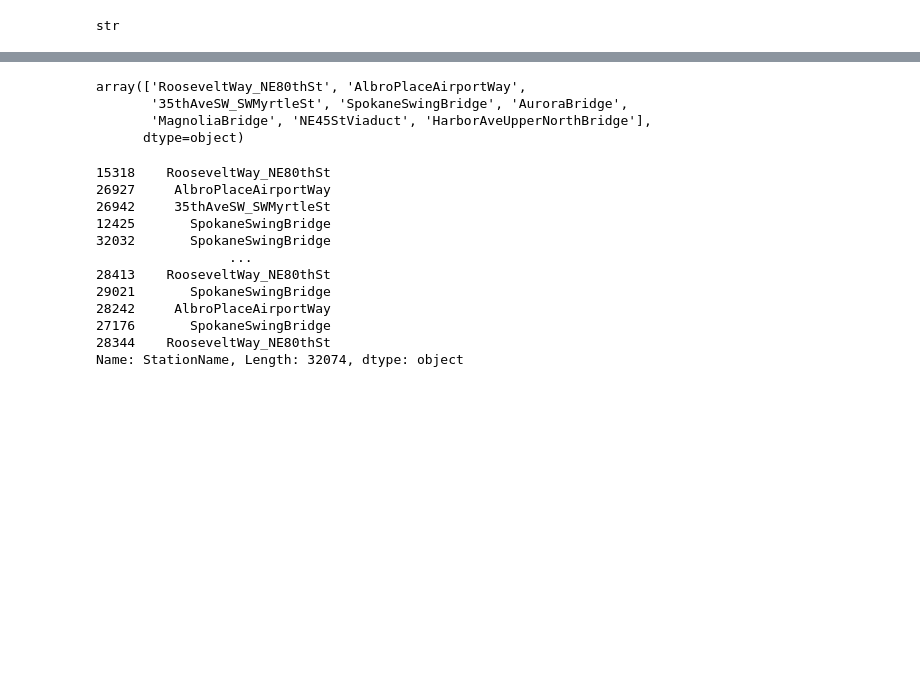
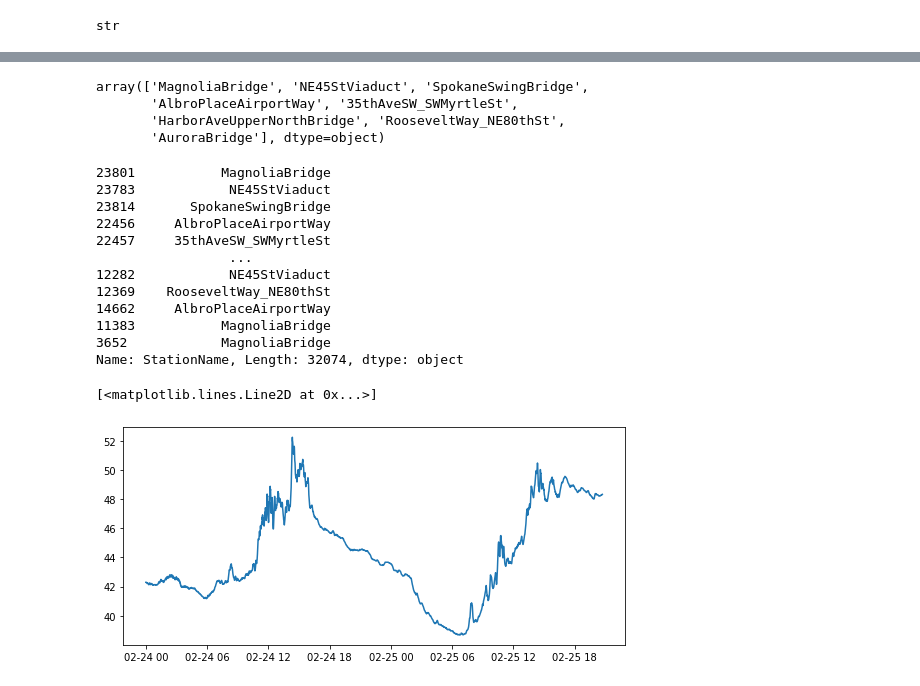
Before and after one commit to nkitts96/projects, a Jupyter notebook: pandas lecture.ipynb, the cells around one changed output, grey strips where cells are left out. Drawn from its saved outputs; the diff is of its cells as text; code cells hidden in the pictures; blank space fills up the shorter version.

Commit message:
added note to the pandas lecture

```diff
--- a/pandas lecture.ipynb
+++ b/pandas lecture.ipynb
@@ -94,6 +143,7 @@ str
 # %%
 #take data in this column and transform from string into oject Timestamp
 data['DateTime']=pd.to_datetime(data['DateTime'])
+data= data.sort_values(by='DateTime')
 print(data['DateTime'])                                   #print transformed data
 type(data['DateTime'][1])                                 #print data type
 # %% [output]
@@ -111,26 +161,40 @@ type(data['DateTime'][1])                                 #print data type
 Name: DateTime, Length: 32074, dtype: datetime64[ns]
 pandas._libs.tslibs.timestamps.Timestamp
 # %%
-#pandas defines calumn names as legitimate variables ie 'StationName'
+#pandas defines column names as legitimate variables ie 'StationName'
 #unique takes any array and detirmines all unique values
 data.StationName.unique()
 # %% [output]
-array(['RooseveltWay_NE80thSt', 'AlbroPlaceAirportWay',
-       '35thAveSW_SWMyrtleSt', 'SpokaneSwingBridge', 'AuroraBridge',
-       'MagnoliaBridge', 'NE45StViaduct', 'HarborAveUpperNorthBridge'],
-      dtype=object)
+array(['MagnoliaBridge', 'NE45StViaduct', 'SpokaneSwingBridge',
+       'AlbroPlaceAirportWay', '35thAveSW_SWMyrtleSt',
+       'HarborAveUpperNorthBridge', 'RooseveltWay_NE80thSt',
+       'AuroraBridge'], dtype=object)
 # %%
 print(data.StationName)
 # %% [output]
-15318    RooseveltWay_NE80thSt
-26927     AlbroPlaceAirportWay
-26942     35thAveSW_SWMyrtleSt
-12425       SpokaneSwingBridge
-32032       SpokaneSwingBridge
+23801           MagnoliaBridge
+23783            NE45StViaduct
+23814       SpokaneSwingBridge
+22456     AlbroPlaceAirportWay
+22457     35thAveSW_SWMyrtleSt
                  ...
-28413    RooseveltWay_NE80thSt
-29021       SpokaneSwingBridge
-28242     AlbroPlaceAirportWay
-27176       SpokaneSwingBridge
-28344    RooseveltWay_NE80thSt
+12282            NE45StViaduct
+12369    RooseveltWay_NE80thSt
+14662     AlbroPlaceAirportWay
+11383           MagnoliaBridge
+3652            MagnoliaBridge
 Name: StationName, Length: 32074, dtype: object
+# %%
+# Column StationName has a common string here named 'Magnolia bridge'
+# we are telling python to only look at rows where the the station name is 'Magnolia bridge'
+#we then specify that with this "filtered data" that we want to look at data from other columns/variables
+
+fig, ax = plt.subplots(figsize=(9,4))
+# x = data[data['StationName']].Datetime # one way to call data is with brackets
+x = data[data.StationName =='MagnoliaBridge'].DateTime #makes use of the column variable
+y =data[data.StationName == 'MagnoliaBridge'].AirTemperature
+
+ax.plot(x,y)
+# %% [output]
+[<matplotlib.lines.Line2D at 0x...>]
+[figure, added]
```
Also changed, not shown: parts of 11 cells of this notebook, 1 other file.
